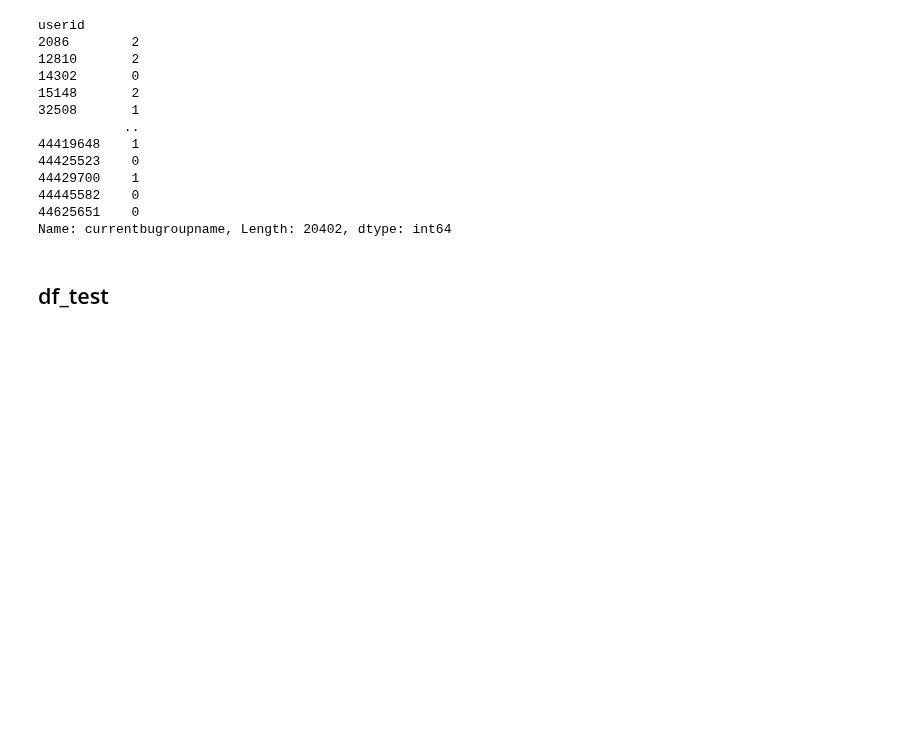
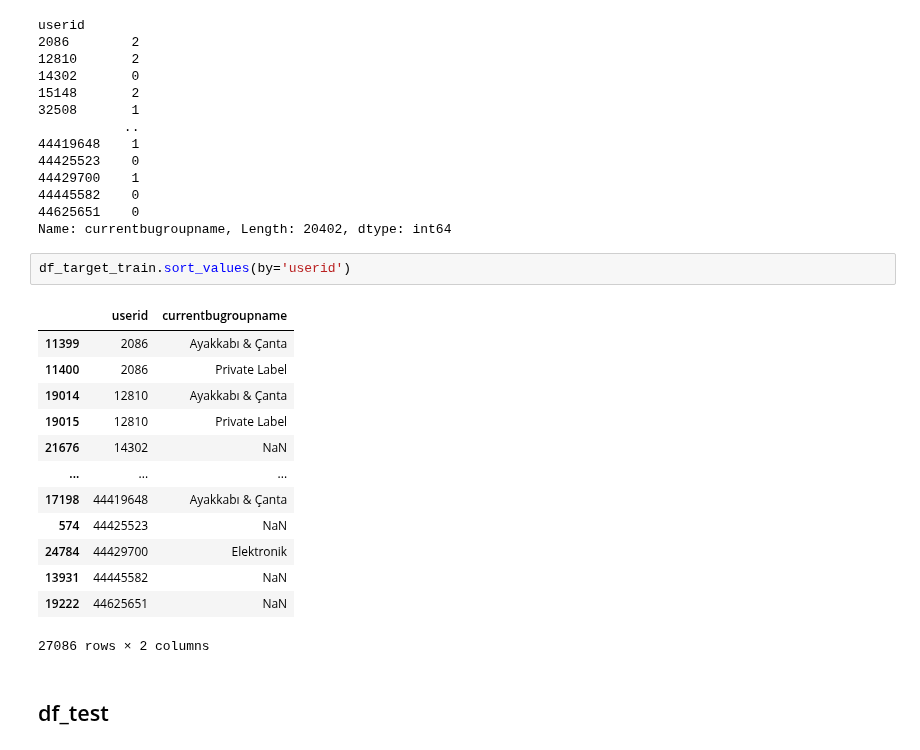
Before and after one commit to stopdemir/ecommerce-data-analysis, a Jupyter notebook: trendyol_stopdemir.ipynb, the cells around one changed output. Cells and saved outputs as stored; diff of their text form; blank space fills up the shorter version.

```diff
--- a/trendyol_stopdemir.ipynb
+++ b/trendyol_stopdemir.ipynb
@@ -662,6 +697,22 @@ userid
 44445582    0
 44625651    0
 Name: currentbugroupname, Length: 20402, dtype: int64
+# %%
+df_target_train.sort_values(by='userid')
+# %% [output]
+|  | userid | currentbugroupname |
+| 11399 | 2086 | Ayakkabı & Çanta |
+| 11400 | 2086 | Private Label |
+| 19014 | 12810 | Ayakkabı & Çanta |
+| 19015 | 12810 | Private Label |
+| 21676 | 14302 | NaN |
+| ... | ... | ... |
+| 17198 | 44419648 | Ayakkabı & Çanta |
+| 574 | 44425523 | NaN |
+| 24784 | 44429700 | Elektronik |
+| 13931 | 44445582 | NaN |
+| 19222 | 44625651 | NaN |
+27086 rows × 2 columns
 # %% [markdown]
 ## df_test
 # %%
```
Also changed, not shown: parts of 4 cells of this notebook.
